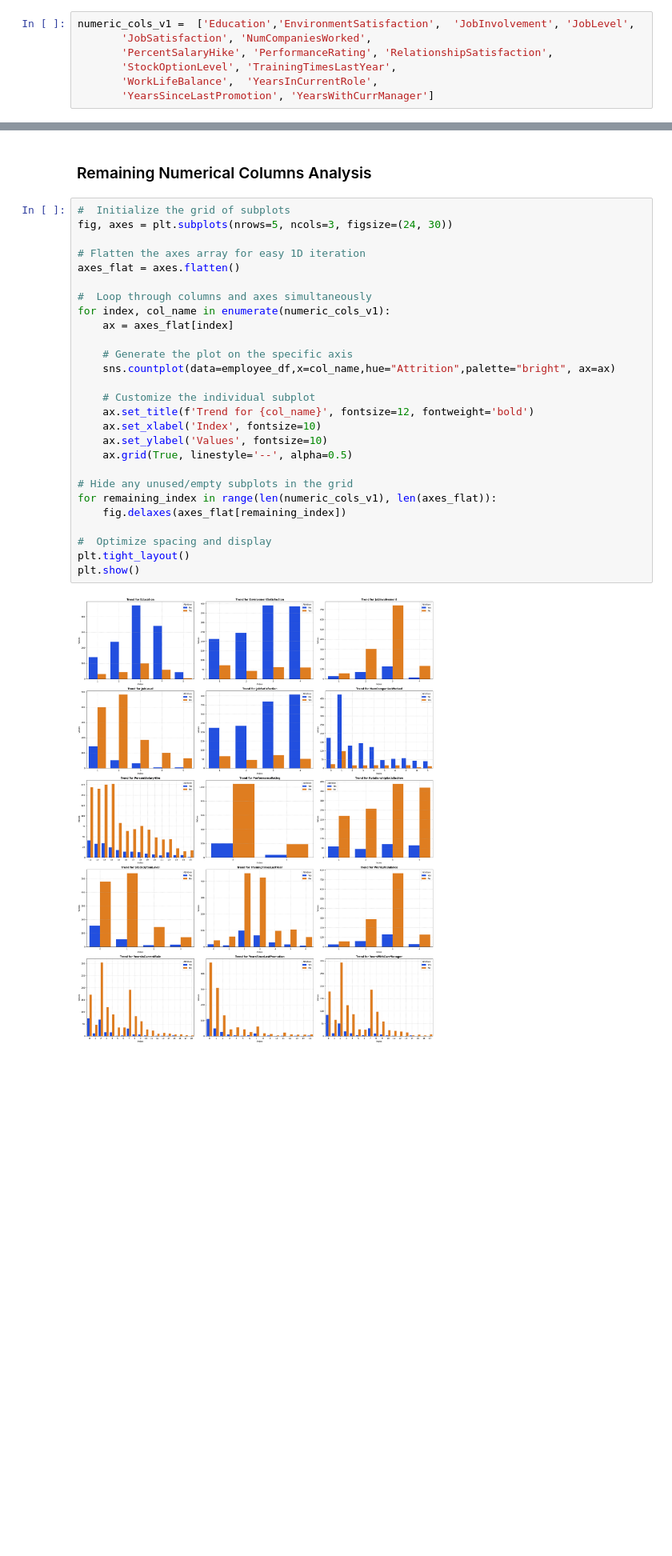
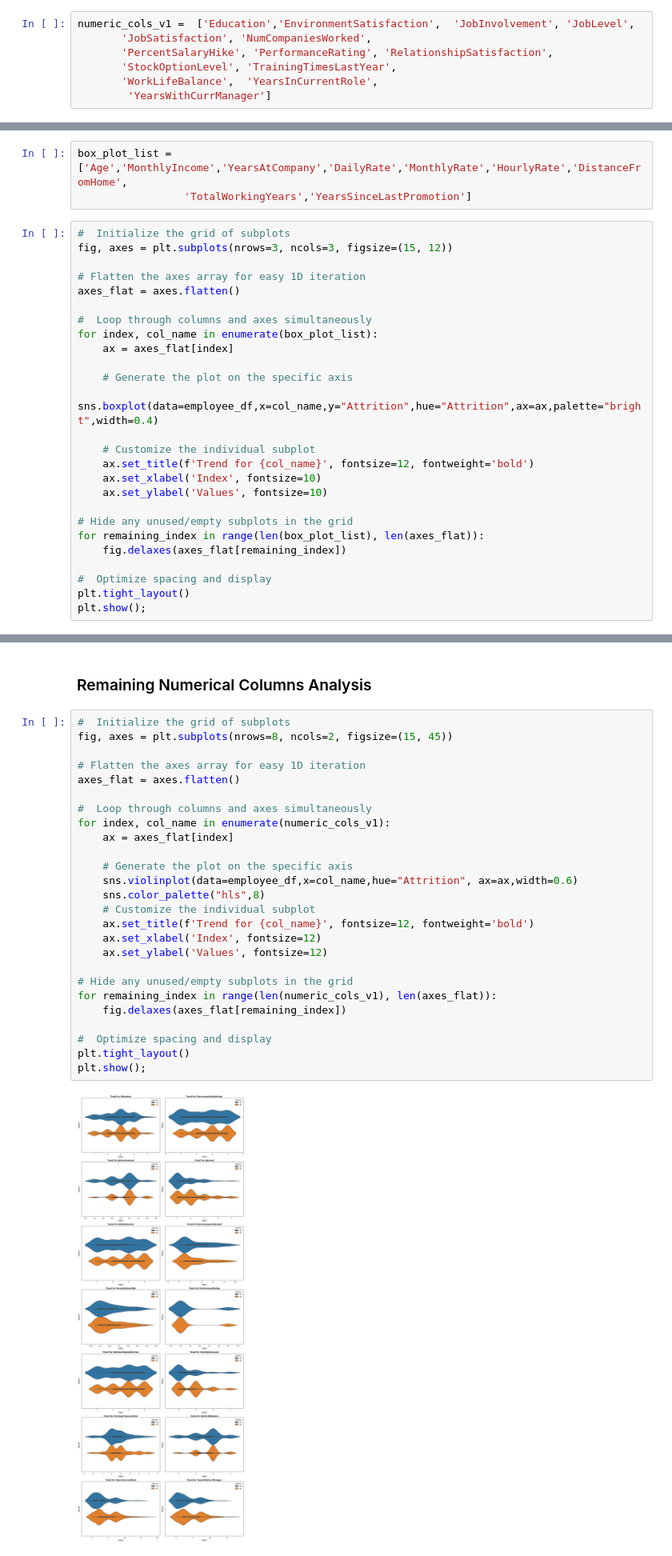
Before and after one commit to ssandhya1184/ml-aws-docker-app, a Jupyter notebook: Employee_Attrition_Analysis.ipynb, the cells around one changed output, grey strips where cells are left out. Shown at 80% size. Drawn from its saved outputs; the diff is of its cells as text; blank space fills up the shorter version.

```diff
--- a/Employee_Attrition_Analysis.ipynb
+++ b/Employee_Attrition_Analysis.ipynb
@@ -121,4 +121,4 @@ numeric_cols_v1 =  ['Education','EnvironmentSatisfaction',  'JobInvolvement', 'J
        'PercentSalaryHike', 'PerformanceRating', 'RelationshipSatisfaction',
        'StockOptionLevel', 'TrainingTimesLastYear',
        'WorkLifeBalance',  'YearsInCurrentRole',
-       'YearsSinceLastPromotion', 'YearsWithCurrManager']
+        'YearsWithCurrManager']
@@ -141,0 +125,29 @@ for col in box_plot_list:
+# %%
+box_plot_list = ['Age','MonthlyIncome','YearsAtCompany','DailyRate','MonthlyRate','HourlyRate','DistanceFromHome',
+                 'TotalWorkingYears','YearsSinceLastPromotion']
+# %%
+#  Initialize the grid of subplots
+fig, axes = plt.subplots(nrows=3, ncols=3, figsize=(15, 12))
+
+# Flatten the axes array for easy 1D iteration
+axes_flat = axes.flatten()
+
+#  Loop through columns and axes simultaneously
+for index, col_name in enumerate(box_plot_list):
+    ax = axes_flat[index]
+
+    # Generate the plot on the specific axis
+    sns.boxplot(data=employee_df,x=col_name,y="Attrition",hue="Attrition",ax=ax,palette="bright",width=0.4)
+
+    # Customize the individual subplot
+    ax.set_title(f'Trend for {col_name}', fontsize=12, fontweight='bold')
+    ax.set_xlabel('Index', fontsize=10)
+    ax.set_ylabel('Values', fontsize=10)
+
+# Hide any unused/empty subplots in the grid
+for remaining_index in range(len(box_plot_list), len(axes_flat)):
+    fig.delaxes(axes_flat[remaining_index])
+
+#  Optimize spacing and display
+plt.tight_layout()
+plt.show();
@@ -143,30 +166,29 @@ for col in box_plot_list:
 ### Remaining Numerical Columns Analysis
 # %%
 #  Initialize the grid of subplots
-fig, axes = plt.subplots(nrows=5, ncols=3, figsize=(24, 30))
+fig, axes = plt.subplots(nrows=8, ncols=2, figsize=(15, 45))
 
 # Flatten the axes array for easy 1D iteration
 axes_flat = axes.flatten()
 
 #  Loop through columns and axes simultaneously
 for index, col_name in enumerate(numeric_cols_v1):
     ax = axes_flat[index]
 
     # Generate the plot on the specific axis
-    sns.countplot(data=employee_df,x=col_name,hue="Attrition",palette="bright", ax=ax)
-
+    sns.violinplot(data=employee_df,x=col_name,hue="Attrition", ax=ax,width=0.6)
+    sns.color_palette("hls",8)
     # Customize the individual subplot
     ax.set_title(f'Trend for {col_name}', fontsize=12, fontweight='bold')
-    ax.set_xlabel('Index', fontsize=10)
-    ax.set_ylabel('Values', fontsize=10)
-    ax.grid(True, linestyle='--', alpha=0.5)
+    ax.set_xlabel('Index', fontsize=12)
+    ax.set_ylabel('Values', fontsize=12)
 
 # Hide any unused/empty subplots in the grid
 for remaining_index in range(len(numeric_cols_v1), len(axes_flat)):
     fig.delaxes(axes_flat[remaining_index])
 
 #  Optimize spacing and display
 plt.tight_layout()
-plt.show()
+plt.show();
 # %% [output]
-[figure, old version]
+[figure, new version]
```
Also changed, not shown: parts of 29 cells of this notebook.
